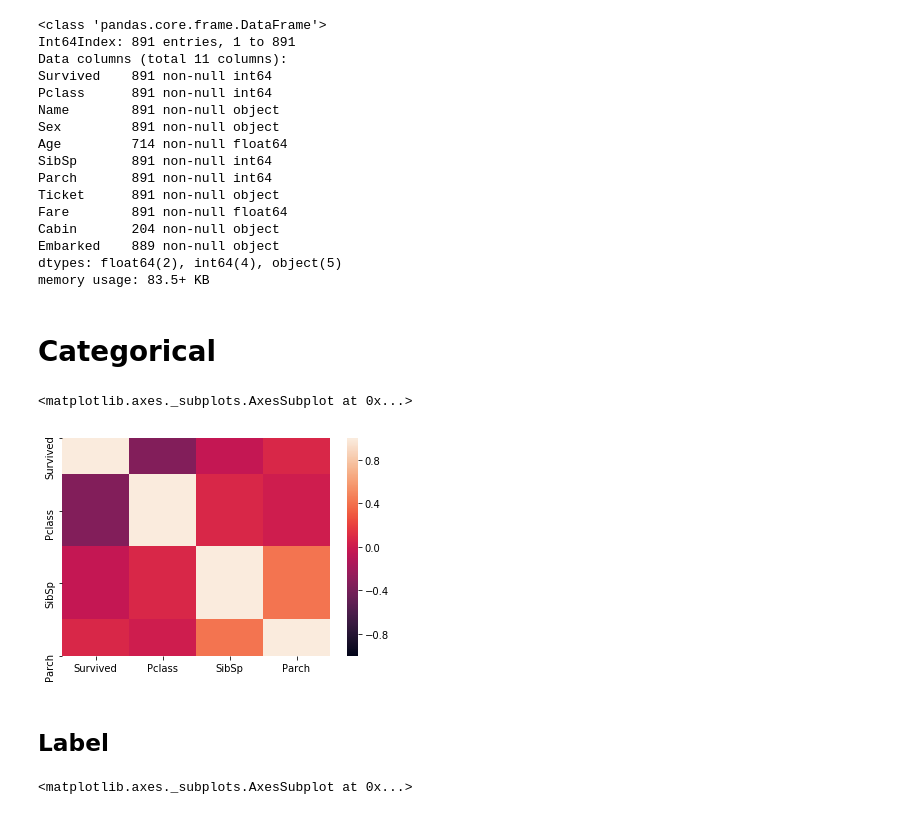
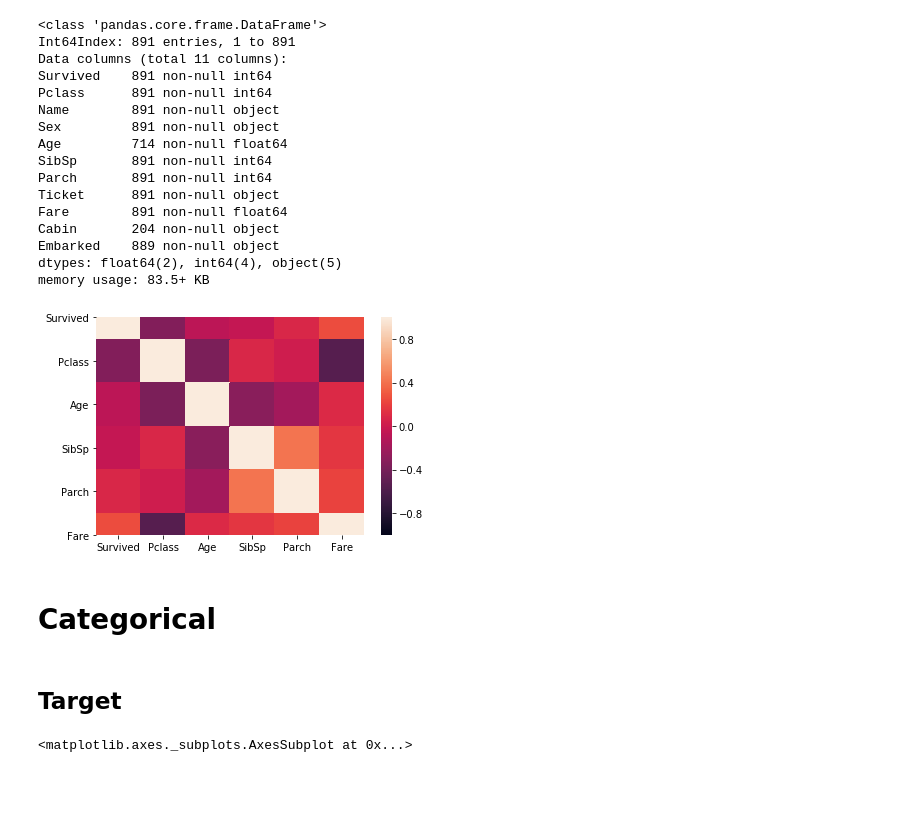
Before and after one commit to L-ashwin/exploring-ml, a Jupyter notebook: 01-Titanic_Machine_Learning_from_Disaster/01_exploratory_data_analysis.ipynb, the cells around one changed output. Drawn from its saved outputs; the diff is of its cells as text; code cells hidden in the pictures; blank space fills up the shorter version.

```diff
--- a/01-Titanic_Machine_Learning_from_Disaster/01_exploratory_data_analysis.ipynb
+++ b/01-Titanic_Machine_Learning_from_Disaster/01_exploratory_data_analysis.ipynb
@@ -42,15 +43,15 @@ Categorical = ['Survived', 'Sex', 'Pclass', 'SibSp', 'Parch', 'Embarked']
 Real_valued = ['Age', 'Fare']
 
 Uncat = ['Name', 'Ticket', 'Cabin']
+# %%
+sns.heatmap(train.corr(), vmin=-1, vmax=1, )
+plt.show()
+# %% [output]
+[figure, added]
 # %% [markdown]
 # Categorical
-# %%
-sns.heatmap(train[Categorical].corr(), vmin=-1, vmax=1, )
-# %% [output]
-<matplotlib.axes._subplots.AxesSubplot at 0x...>
-[figure, removed]
 # %% [markdown]
-## Label
+## Target
 # %%
 plt.figure(figsize=(8,4))
 sns.barplot(data=train, x='Survived', color='skyblue')
```
Also changed, not shown: parts of 12 cells of this notebook.
